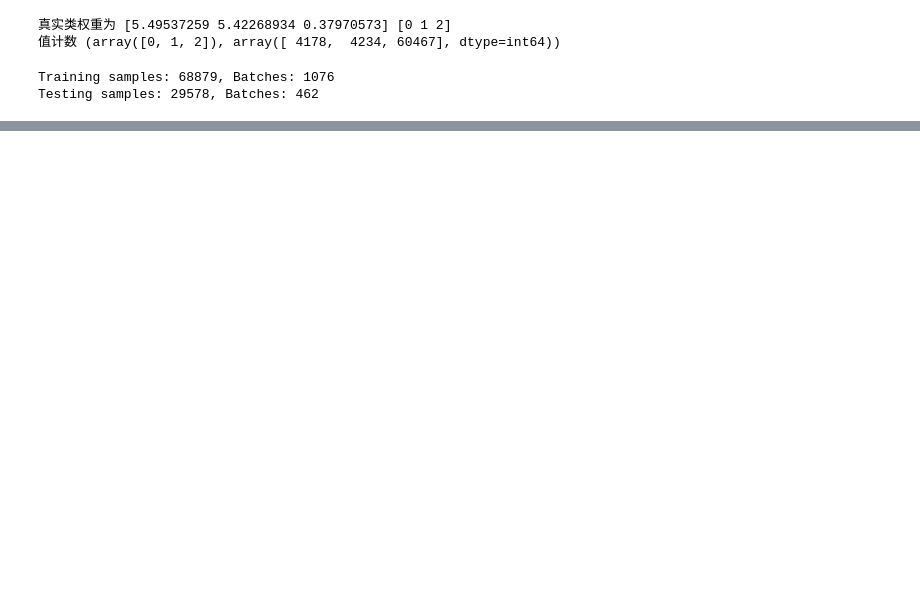
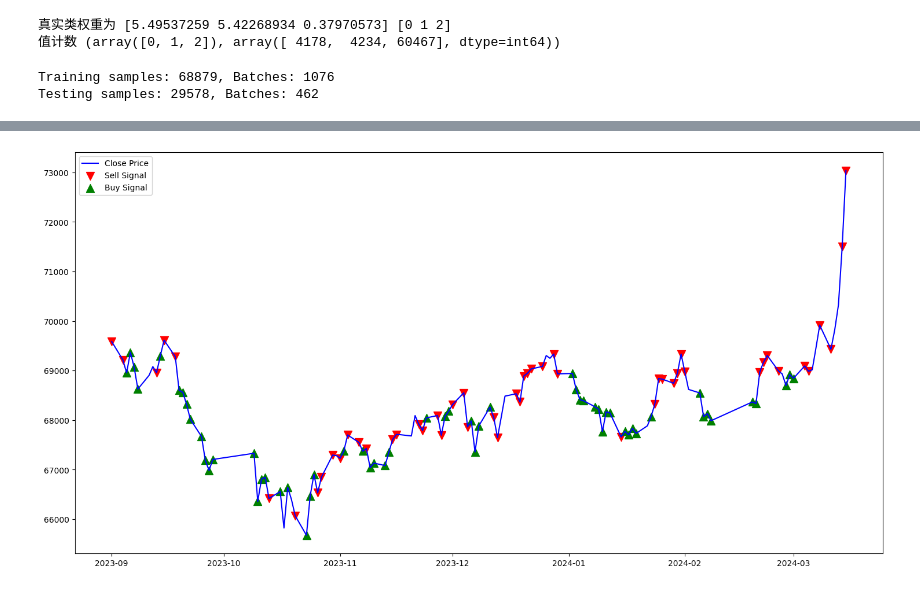
Before and after one commit to nutpigeon/CNN-for-future-strategy, a Jupyter notebook: train_DATA.ipynb, the cells around one changed output, grey strips where cells are left out. Cells and saved outputs as stored; diff of their text form; code cells hidden in the pictures; blank space fills up the shorter version.

```diff
--- a/train_DATA.ipynb
+++ b/train_DATA.ipynb
@@ -782,0 +862,11 @@ plt.show()
+# %%
+import matplotlib.pyplot as plt
+
+fig, ax = plt.subplots(figsize=(18, 9))
+ax.plot(recent_data['close'], label='Close Price', color='blue')
+ax.scatter(sell_prices.index, sell_prices, color='red', label='Sell Signal', marker='v', s=100)
+ax.scatter(buy_prices.index, buy_prices, color='green', label='Buy Signal', marker='^', s=100)
+ax.legend()
+plt.show()
+# %% [output]
+[figure, added]
```
Also changed, not shown: parts of 13 cells of this notebook.
